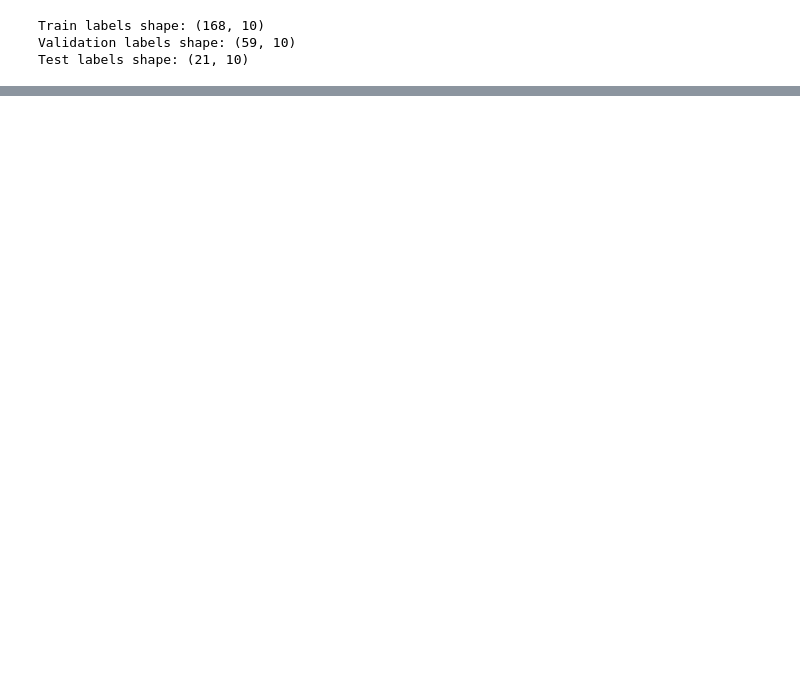
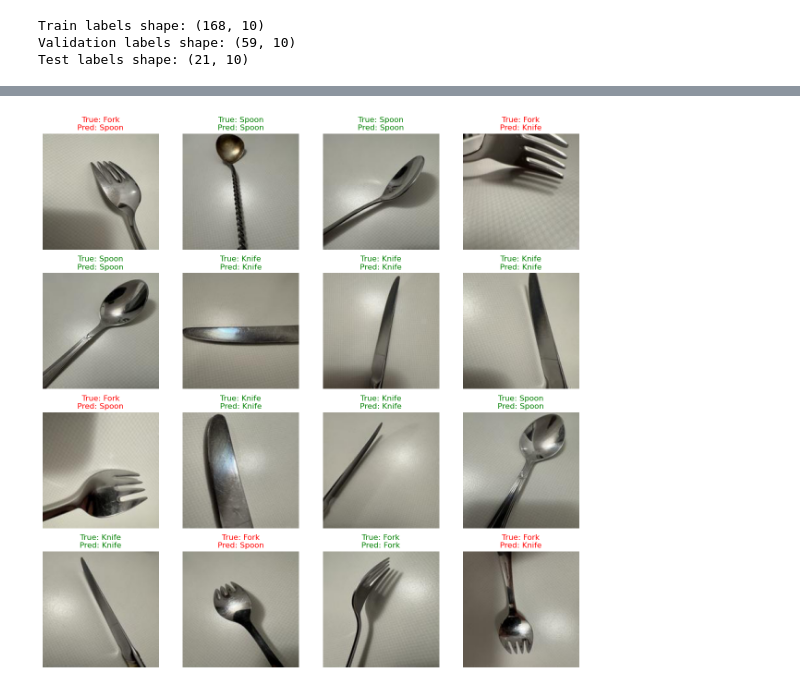
Before and after one commit to Mihuy1/NeuroverkkoProjekti, a Jupyter notebook: Photos-CNN/photos-VGG16.ipynb, the cells around one changed output, grey strips where cells are left out. Saved outputs shown, nothing was run; the diff lists cells and outputs as text; code cells hidden in the pictures; blank space fills up the shorter version.

```diff
--- a/Photos-CNN/photos-VGG16.ipynb
+++ b/Photos-CNN/photos-VGG16.ipynb
@@ -184,0 +194,41 @@ Test loss: 13.311673164367676
+# %%
+import matplotlib.pyplot as plt
+import numpy as np
+
+test_model = keras.models.load_model("finger-modelVGG16.keras")
+
+test_loss, test_acc = test_model.evaluate(test_features, test_labels)
+print(f"Test Loss: {test_loss:.3f}")
+print(f"Test Accuracy: {test_acc:.3f}")
+
+class_names = test_dataset.class_names
+
+# Corrected visualization code
+plt.figure(figsize=(15, 15))
+max_images = 16
+
+# Get a batch of images from test dataset
+for images, labels in test_dataset.take(1):
+    # Extract features for these images
+    preprocessed_images = keras.applications.vgg16.preprocess_input(images)
+    features = conv_base.predict(preprocessed_images)
+
+    # Get predictions from your model
+    predictions = test_model.predict(features)
+    predicted_classes = np.argmax(predictions, axis=1)
+
+    # Display images with predictions
+    labels = labels.numpy()
+    class_names = test_dataset.class_names
+
+    for i in range(min(len(images), max_images)):
+        ax = plt.subplot(4, 4, i + 1)
+        plt.imshow(images[i].numpy().astype("uint8"))
+        true_label = class_names[labels[i]]
+        predicted_label = class_names[predicted_classes[i]]
+        color = "green" if predicted_label == true_label else "red"
+        plt.title(f"True: {true_label}\nPred: {predicted_label}", color=color)
+        plt.axis("off")
+
+plt.show()
+# %% [output]
@@ -184,0 +240 @@ Test loss: 13.311673164367676
+[figure, added]
```
Also changed, not shown: parts of 7 cells of this notebook, 3 other files.
